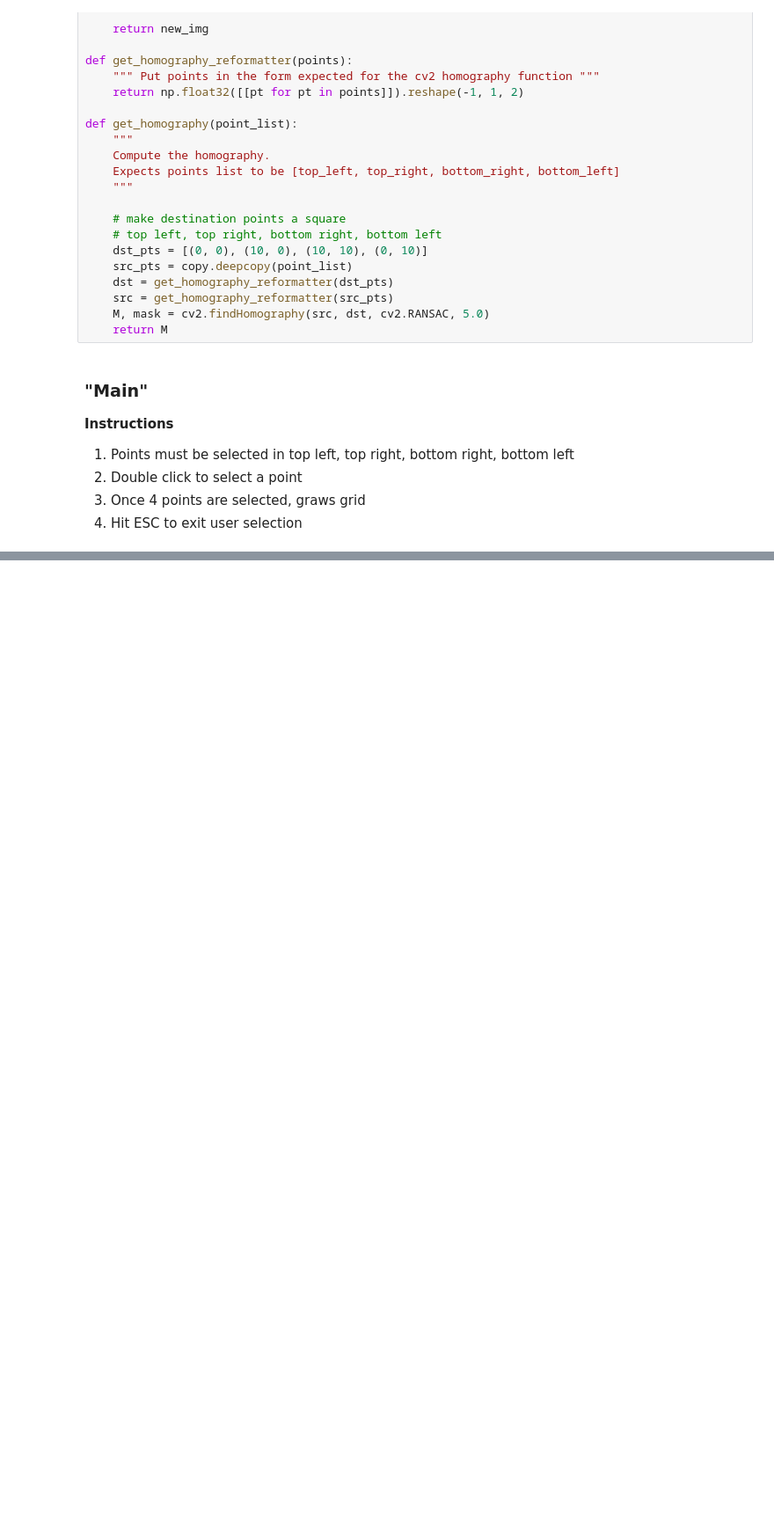
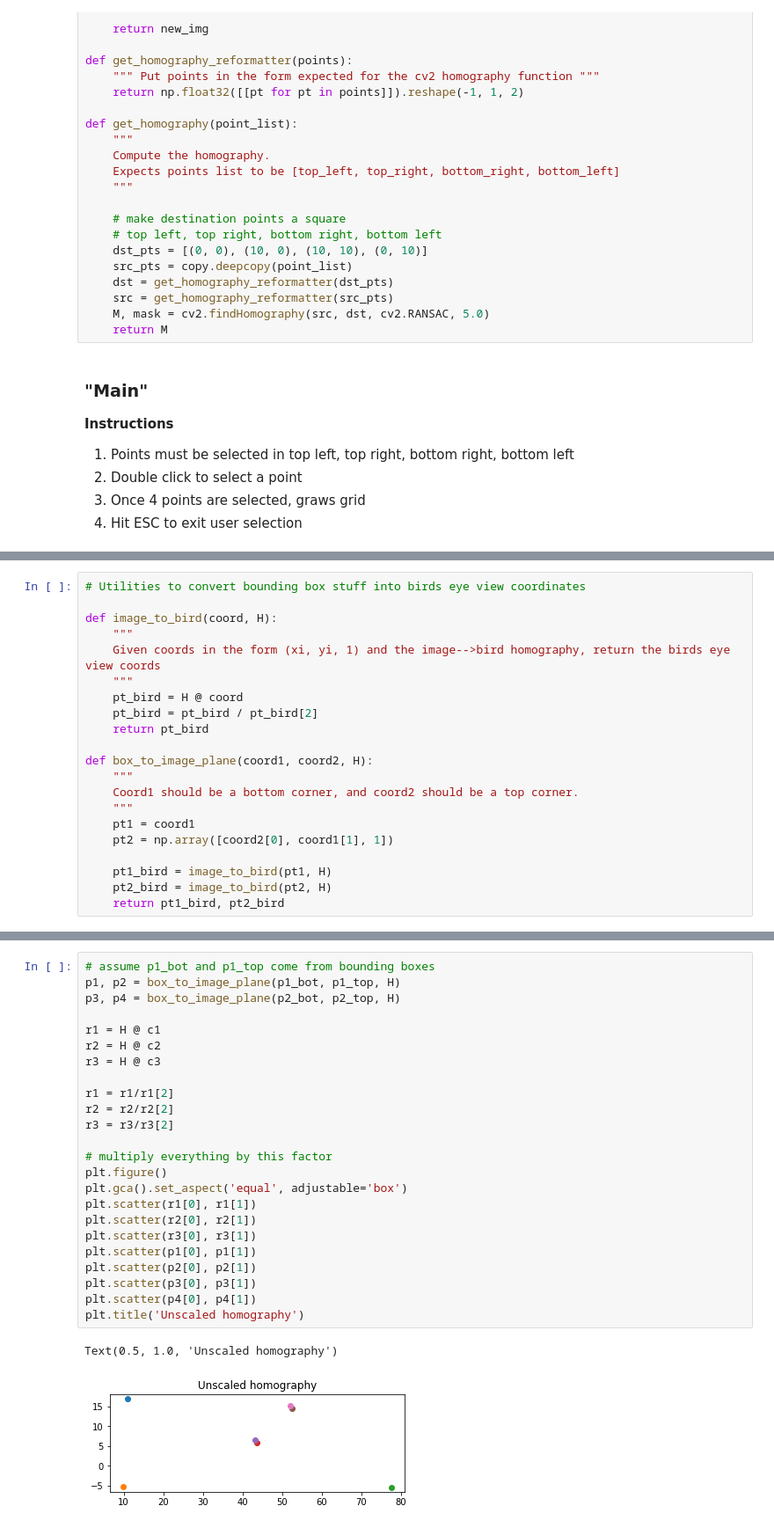
Before and after one commit to endernac/CV-Final-Project, a Jupyter notebook: homography_selector.ipynb, the cells around one changed output, grey strips where cells are left out. Shown at 88% size. Saved outputs shown, nothing was run; the diff lists cells and outputs as text; blank space fills up the shorter version.

```diff
--- a/homography_selector.ipynb
+++ b/homography_selector.ipynb
@@ -250,0 +329,21 @@ plt.imshow(new_img)
+# %%
+# Utilities to convert bounding box stuff into birds eye view coordinates
+
+def image_to_bird(coord, H):
+    """
+    Given coords in the form (xi, yi, 1) and the image-->bird homography, return the birds eye view coords
+    """
+    pt_bird = H @ coord
+    pt_bird = pt_bird / pt_bird[2]
+    return pt_bird
+
+def box_to_image_plane(coord1, coord2, H):
+    """
+    Coord1 should be a bottom corner, and coord2 should be a top corner.
+    """
+    pt1 = coord1
+    pt2 = np.array([coord2[0], coord1[1], 1])
+
+    pt1_bird = image_to_bird(pt1, H)
+    pt2_bird = image_to_bird(pt2, H)
+    return pt1_bird, pt2_bird
@@ -250,0 +406,27 @@ plt.imshow(new_img)
+# %%
+# assume p1_bot and p1_top come from bounding boxes
+p1, p2 = box_to_image_plane(p1_bot, p1_top, H)
+p3, p4 = box_to_image_plane(p2_bot, p2_top, H)
+
+r1 = H @ c1
+r2 = H @ c2
+r3 = H @ c3
+
+r1 = r1/r1[2]
+r2 = r2/r2[2]
+r3 = r3/r3[2]
+
+# multiply everything by this factor
+plt.figure()
+plt.gca().set_aspect('equal', adjustable='box')
+plt.scatter(r1[0], r1[1])
+plt.scatter(r2[0], r2[1])
+plt.scatter(r3[0], r3[1])
+plt.scatter(p1[0], p1[1])
+plt.scatter(p2[0], p2[1])
+plt.scatter(p3[0], p3[1])
+plt.scatter(p4[0], p4[1])
+plt.title('Unscaled homography')
+# %% [output]
+Text(0.5, 1.0, 'Unscaled homography')
+[figure, added]
```
Also changed, not shown: parts of 11 cells of this notebook.
